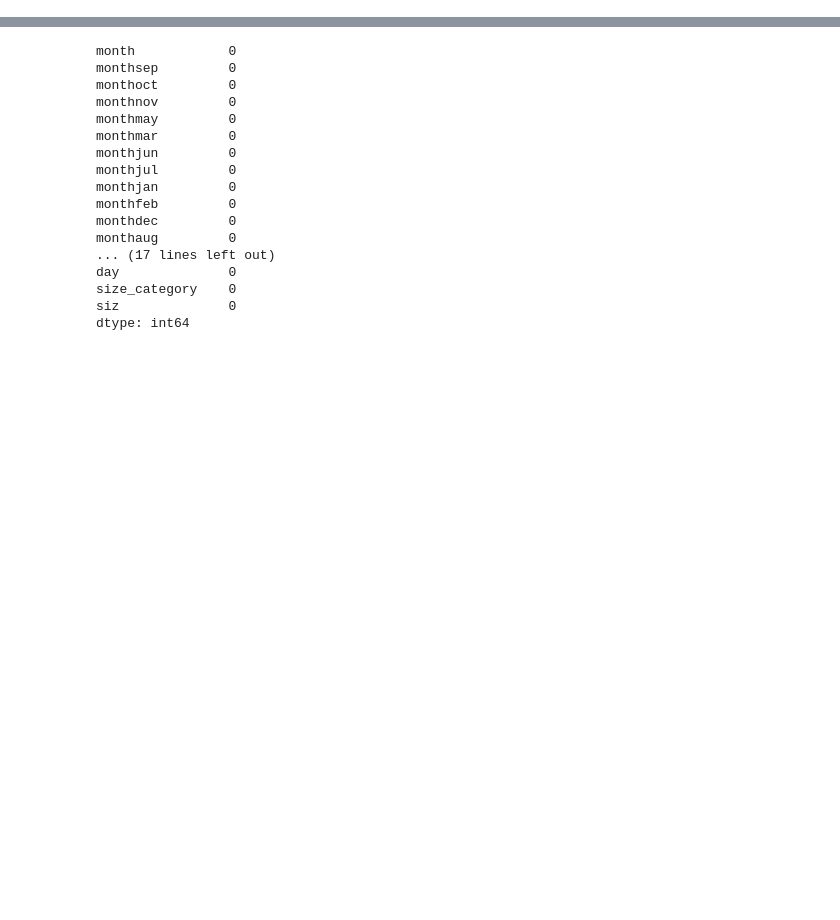
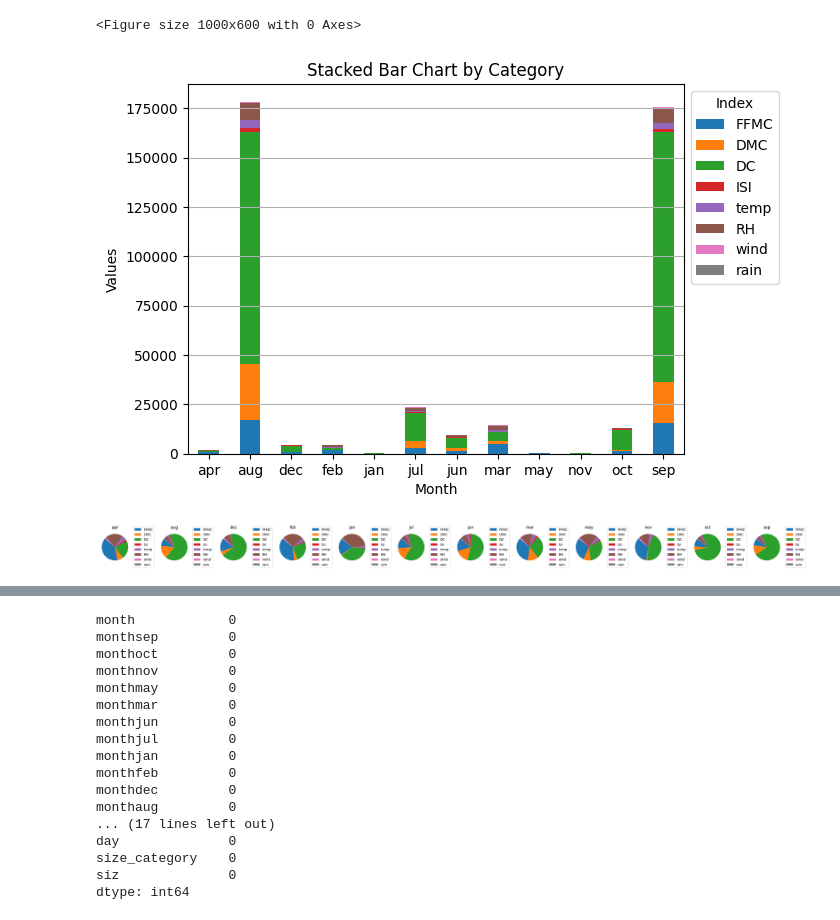
Before and after one commit to GrimmXoXo/Machine-Learning-Techniques-Implementation, a Jupyter notebook: SVM/forest.ipynb, the cells around one changed output, grey strips where cells are left out. Drawn from its saved outputs; the diff is of its cells as text; code cells hidden in the pictures; blank space fills up the shorter version.

```diff
--- a/SVM/forest.ipynb
+++ b/SVM/forest.ipynb
@@ -7,0 +69,6 @@ data=pd.read_csv('forestfires.csv')
+# %%
+# Group by the Month column and aggregate other columns
+Selected_columns=['month','FFMC','DMC','DC','ISI','temp','RH','wind','rain']
+df_visual = pd.DataFrame({col: data[col] for col in Selected_columns})
+
+grouped_data = df_visual.groupby('month').sum()
@@ -7,0 +92,33 @@ data=pd.read_csv('forestfires.csv')
+# %%
+# Plot the grouped bar chart
+plt.figure(figsize=(10, 6))  # Adjust the figure size as needed
+grouped_data.plot(kind='bar', stacked=True)
+plt.title('Stacked Bar Chart by Category')
+plt.xlabel('Month')
+plt.ylabel('Values')
+plt.xticks(rotation=0)  # Rotate x-axis labels for better readability if needed
+plt.legend(title='Index', bbox_to_anchor=(1, 1))  # Add a legend with column names
+plt.grid(axis='y')  # Show grid lines along the y-axis
+plt.show()
+# %% [output]
+<Figure size 1000x600 with 0 Axes>
+[figure, added]
+# %%
+#Lets plot a pie chart for each Month to understand the situation Better
+
+categories = grouped_data.index
+
+# Plot pie charts
+fig, axes = plt.subplots(nrows=1, ncols=len(categories), figsize=(30, 15))
+
+for i, category in enumerate(categories):
+    data_slice = grouped_data.loc[category]
+    ax = axes[i] if len(categories) > 1 else axes
+    pie = ax.pie(data_slice, labels=None, startangle=140)
+    ax.set_title(category)
+    ax.legend(data_slice.index, loc="center left", bbox_to_anchor=(1, 0, 0.5, 1))
+
+plt.tight_layout()
+plt.show()
+# %% [output]
+[figure, added]
```
Also changed, not shown: parts of 19 cells of this notebook, 2 other files.
